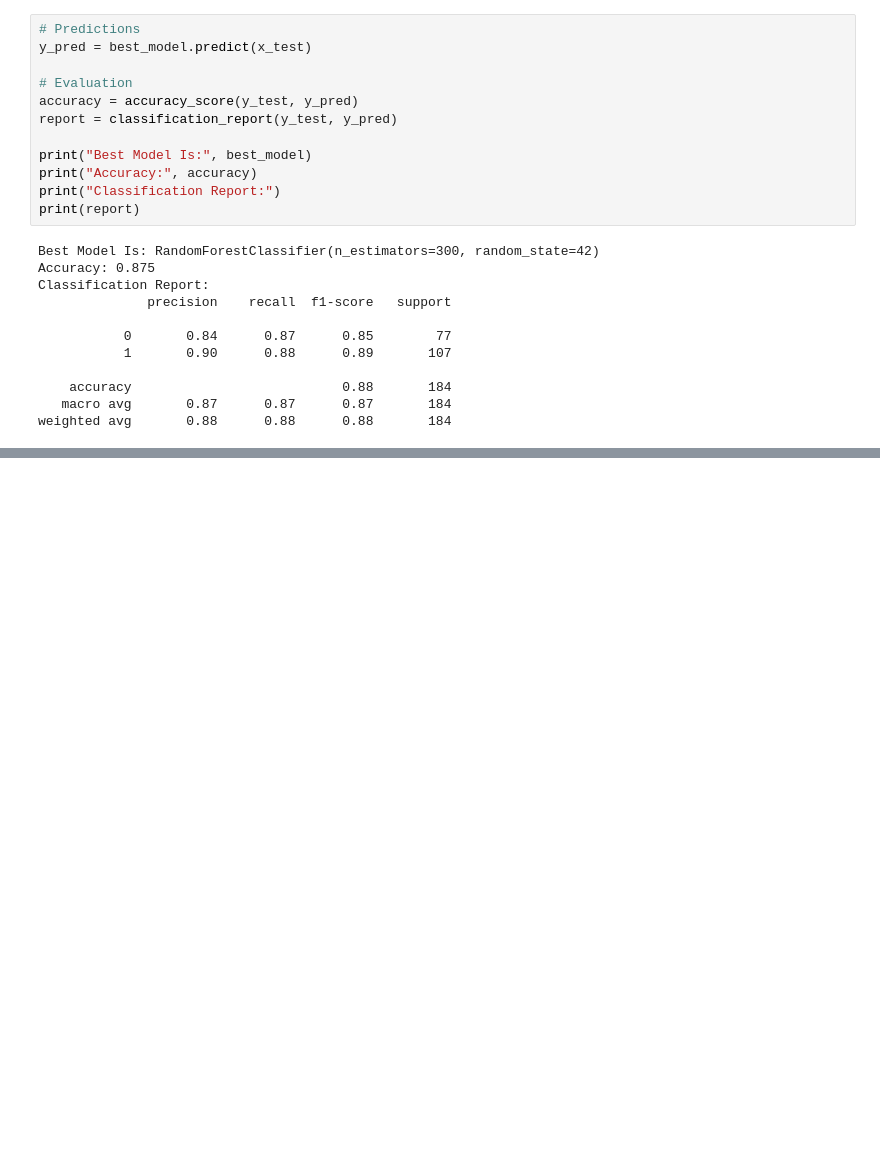
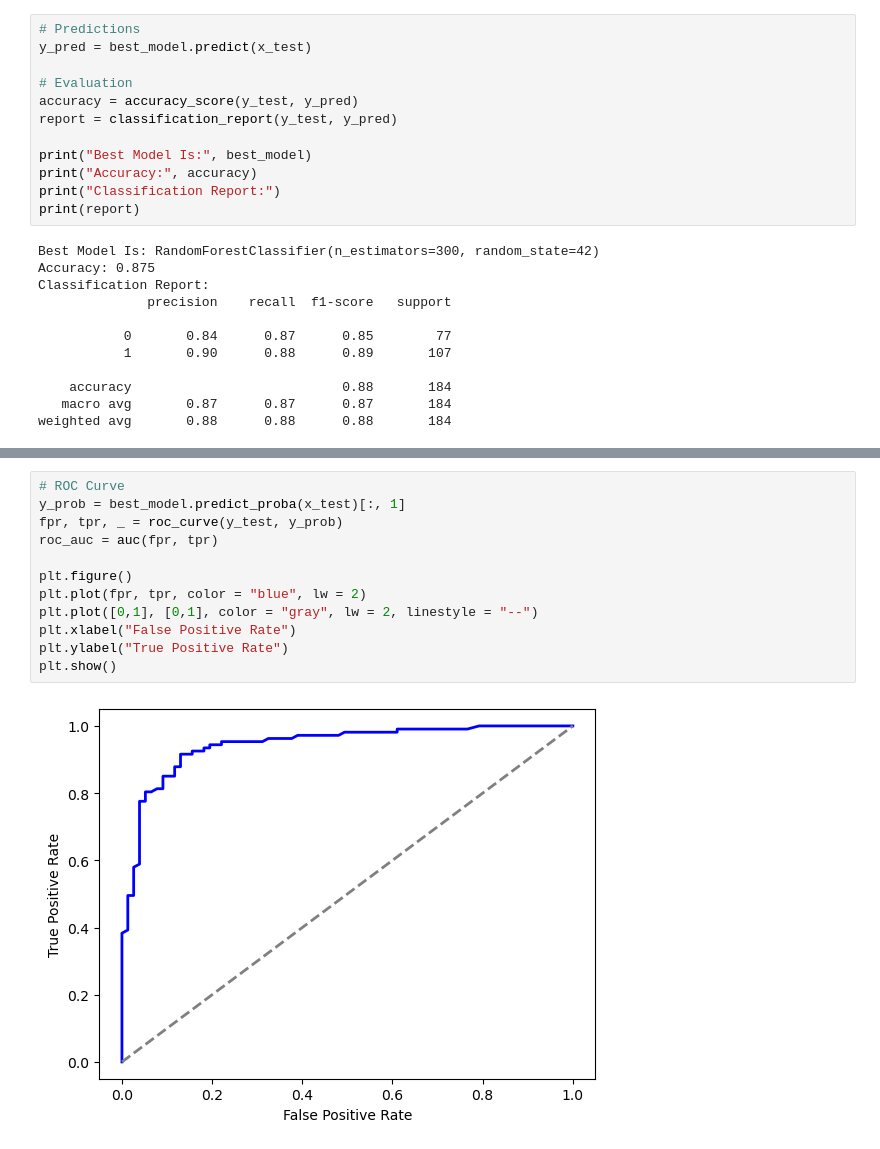
Before and after one commit to Amirali-Ghofrani/ml_practice, a Jupyter notebook: tp_HeartDiseasePrediction/tPh_HeartDiseasePrediction.ipynb, the cells around one changed output, grey strips where cells are left out. Cells and saved outputs as stored; diff of their text form; blank space fills up the shorter version.

```diff
--- a/tp_HeartDiseasePrediction/tPh_HeartDiseasePrediction.ipynb
+++ b/tp_HeartDiseasePrediction/tPh_HeartDiseasePrediction.ipynb
@@ -103,0 +112,14 @@ weighted avg       0.88      0.88      0.88       184
+# %%
+# ROC Curve
+y_prob = best_model.predict_proba(x_test)[:, 1]
+fpr, tpr, _ = roc_curve(y_test, y_prob)
+roc_auc = auc(fpr, tpr)
+
+plt.figure()
+plt.plot(fpr, tpr, color = "blue", lw = 2)
+plt.plot([0,1], [0,1], color = "gray", lw = 2, linestyle = "--")
+plt.xlabel("False Positive Rate")
+plt.ylabel("True Positive Rate")
+plt.show()
+# %% [output]
+[figure, added]
```
Also changed, not shown: parts of 1 cell of this notebook.
